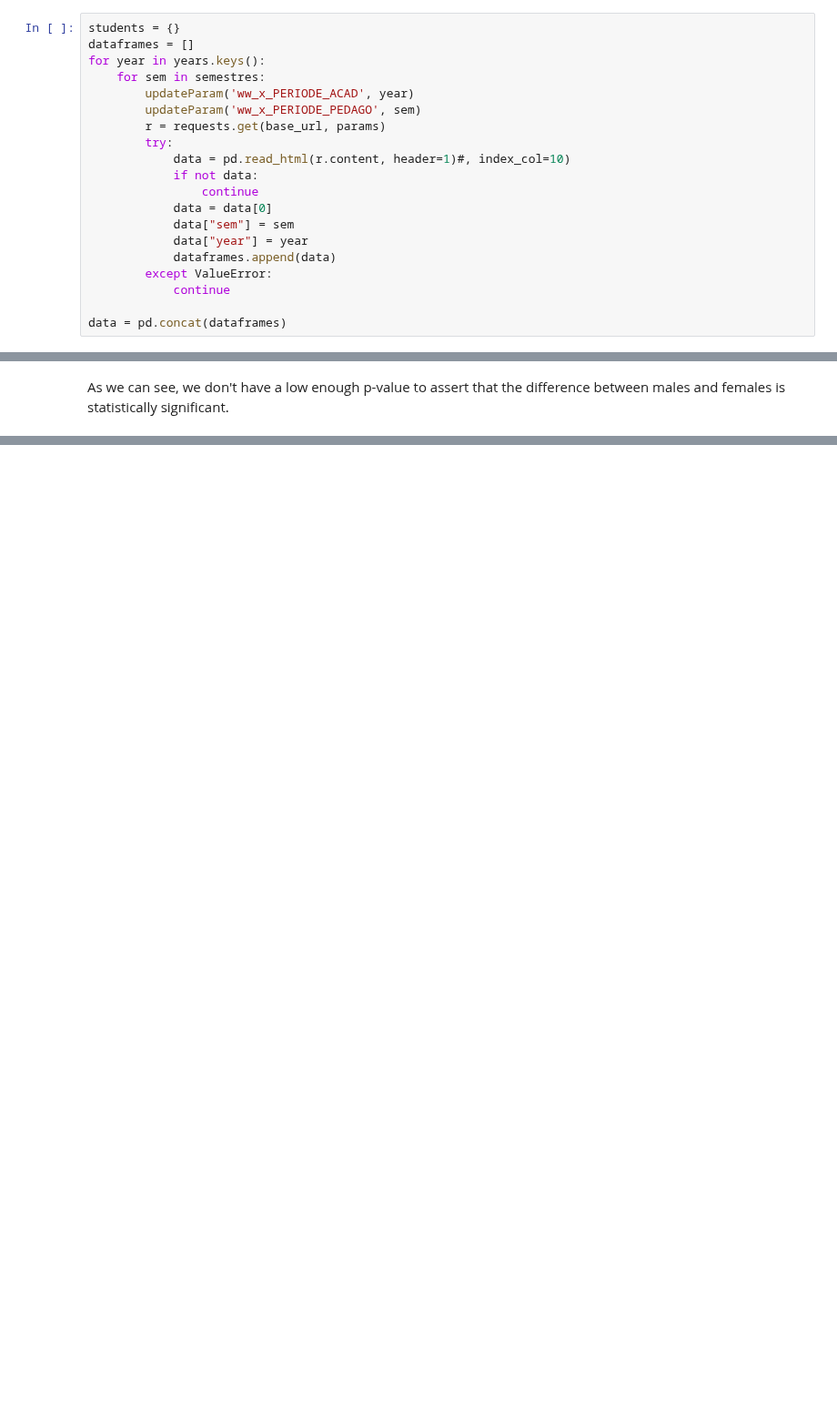
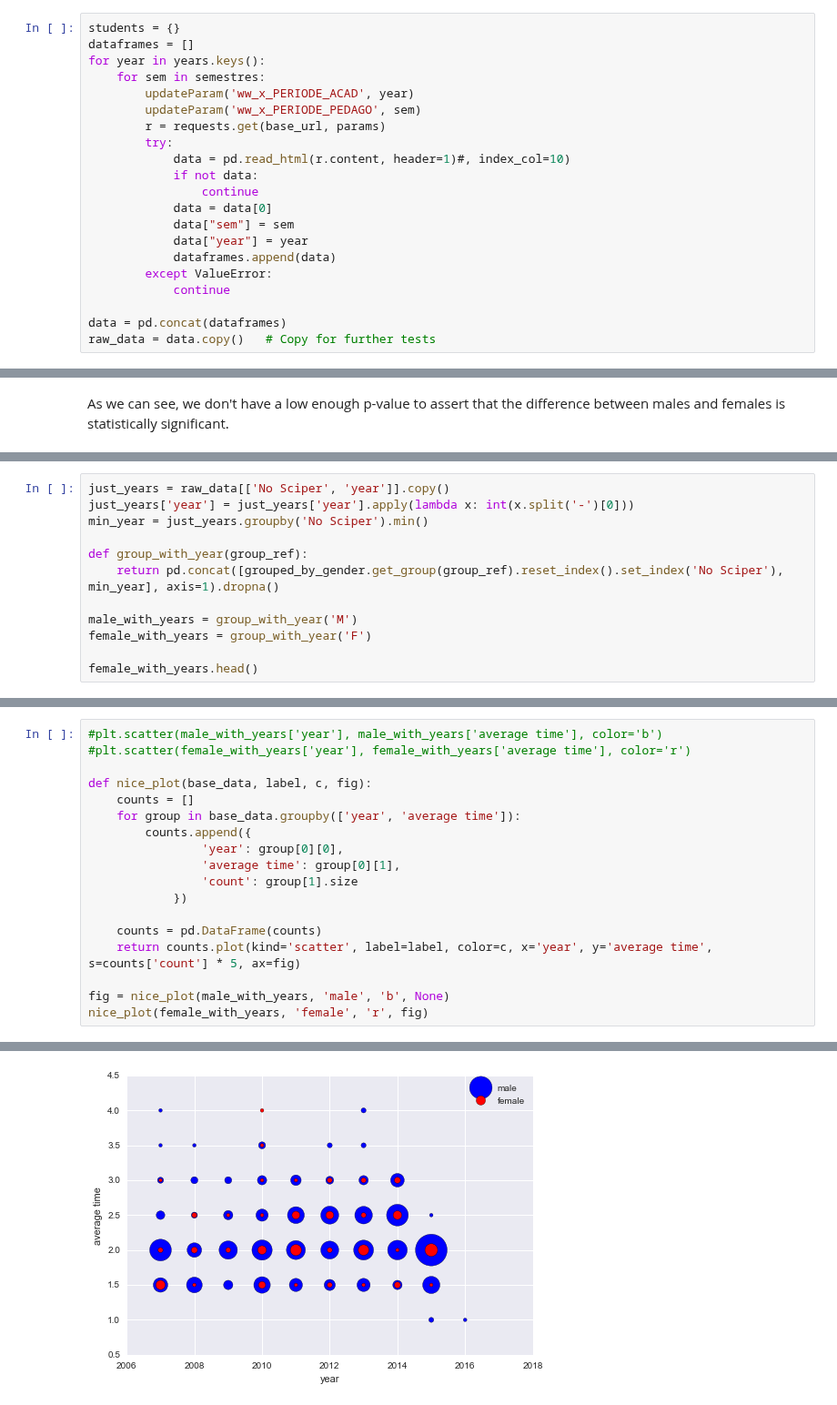
Before and after one commit to fdevillard/ada-homeworks, a Jupyter notebook: 02 - Data from the Web/task2_3.ipynb, the cells around one changed output, grey strips where cells are left out. Shown at 91% size. Saved outputs shown, nothing was run; the diff lists cells and outputs as text; blank space fills up the shorter version.

Commit message:
Scat (#9)
* scatter plot normally ok

* Added credit and remove outputs

* regen all outputs

```diff
--- a/02 - Data from the Web/task2_3.ipynb
+++ b/02 - Data from the Web/task2_3.ipynb
@@ -66,6 +66,7 @@ for year in years.keys():
             continue
 
 data = pd.concat(dataframes)
+raw_data = data.copy()   # Copy for further tests
 # %% [markdown]
 ## Cleaning
 We replace NaNs with empty strings on string columns, and clean the gender column.
@@ -201,0 +207,12 @@ As we can see, we don't have a low enough p-value to assert that the difference
+# %%
+just_years = raw_data[['No Sciper', 'year']].copy()
+just_years['year'] = just_years['year'].apply(lambda x: int(x.split('-')[0]))
+min_year = just_years.groupby('No Sciper').min()
+
+def group_with_year(group_ref):
+    return pd.concat([grouped_by_gender.get_group(group_ref).reset_index().set_index('No Sciper'), min_year], axis=1).dropna()
+
+male_with_years = group_with_year('M')
+female_with_years = group_with_year('F')
+
+female_with_years.head()
@@ -201,0 +229,19 @@ As we can see, we don't have a low enough p-value to assert that the difference
+# %%
+#plt.scatter(male_with_years['year'], male_with_years['average time'], color='b')
+#plt.scatter(female_with_years['year'], female_with_years['average time'], color='r')
+
+def nice_plot(base_data, label, c, fig):
+    counts = []
+    for group in base_data.groupby(['year', 'average time']):
+        counts.append({
+                'year': group[0][0],
+                'average time': group[0][1],
+                'count': group[1].size
+            })
+
+    counts = pd.DataFrame(counts)
+    return counts.plot(kind='scatter', label=label, color=c, x='year', y='average time', s=counts['count'] * 5, ax=fig)
+
+fig = nice_plot(male_with_years, 'male', 'b', None)
+nice_plot(female_with_years, 'female', 'r', fig)
+# %% [output]
@@ -201,0 +249 @@ As we can see, we don't have a low enough p-value to assert that the difference
+[figure, added]
```
Also changed, not shown: parts of 9 cells of this notebook.
